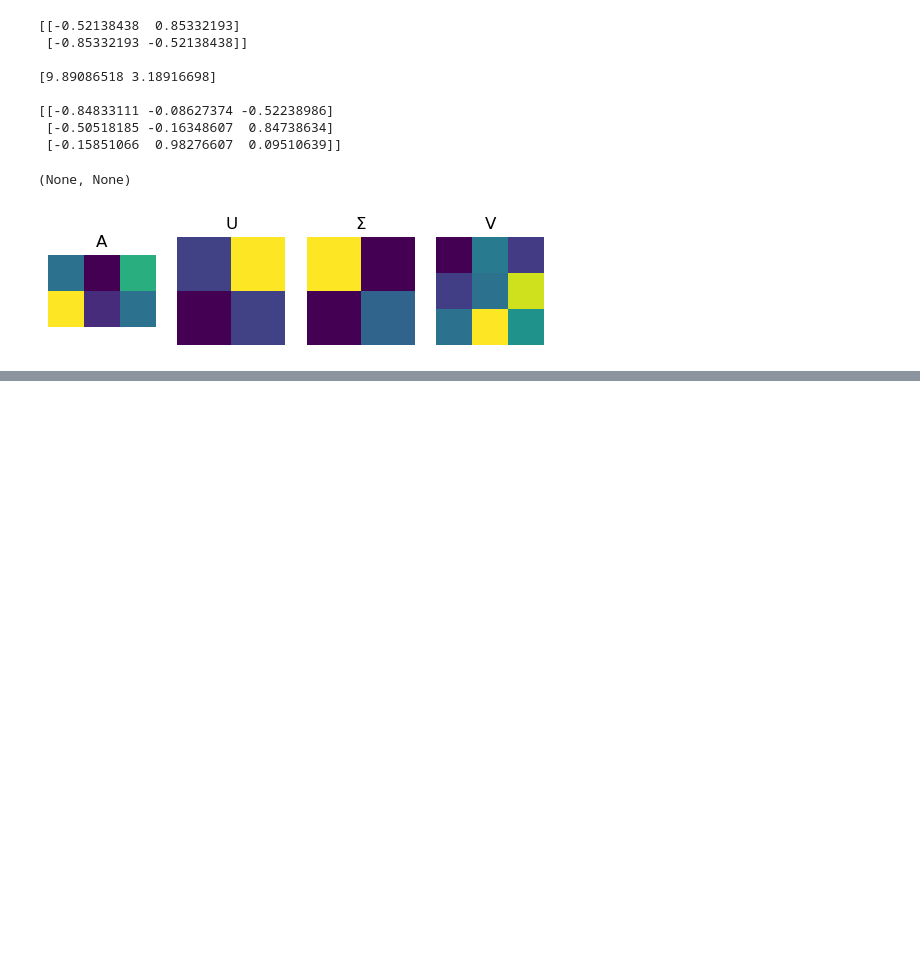
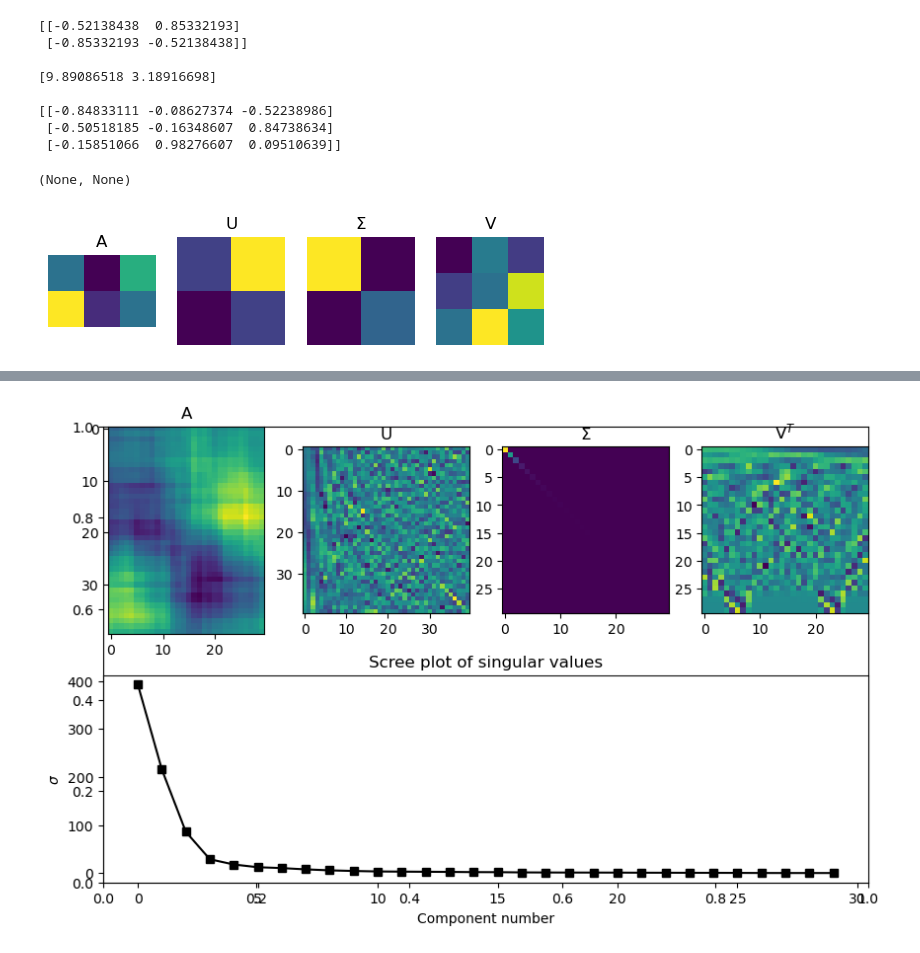
Before and after one commit to kennyow/Linear_Algebra_Course_2025, a Jupyter notebook: SingularValueDecomposition/SVD.ipynb, the cells around one changed output, grey strips where cells are left out. Drawn from its saved outputs; the diff is of its cells as text; code cells hidden in the pictures; blank space fills up the shorter version.

```diff
--- a/SingularValueDecomposition/SVD.ipynb
+++ b/SingularValueDecomposition/SVD.ipynb
@@ -87,0 +377,33 @@ plt.show()
+# %%
+#SVD (remember that V comes out transposed)
+
+U, S, V = np.linalg.svd(A)
+
+#show the constituent matrices
+fig = plt.subplots(1, figsize=(10,6))
+
+plt.subplot(241)
+plt.imshow(A)
+plt.title('A')
+
+plt.subplot(242)
+plt.imshow(U)
+plt.title('U')
+
+plt.subplot(243)
+plt.imshow(np.diag(S))
+plt.title('$\Sigma$')
+
+plt.subplot(244)
+plt.imshow(V)
+plt.title('V$^T$')
+
+plt.subplot(212)
+plt.plot(S, 'ks-')
+plt.xlabel('Component number')
+plt.ylabel('$\sigma$')
+plt.title('Scree plot of singular values')
+
+plt.show()
+# %% [output]
+[figure, added]
```
Also changed, not shown: parts of 24 cells of this notebook.
